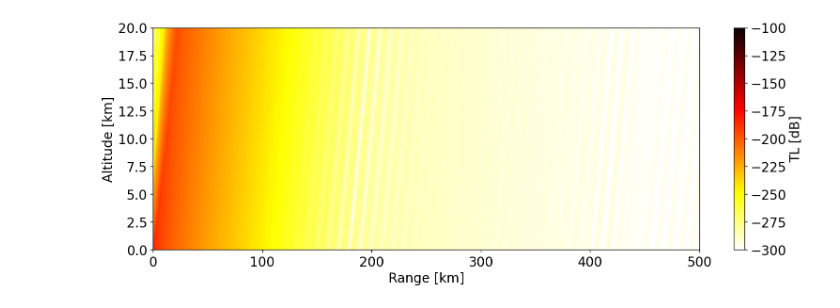
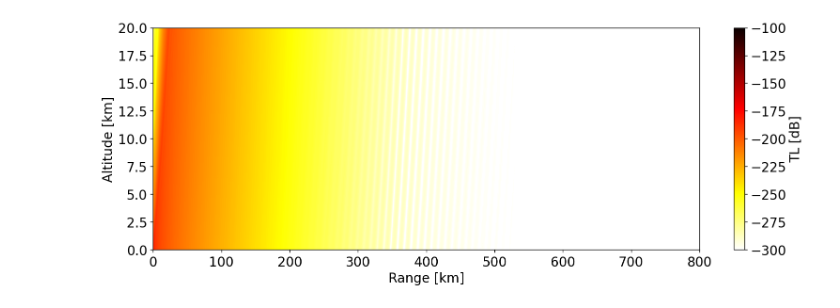
Before and after one commit to Gilaverbuch/SA_FFP, a Jupyter notebook: SA FFP notebook.ipynb, the cells around one changed output. Drawn from its saved outputs; the diff is of its cells as text; code cells hidden in the pictures.

```diff
--- a/SA FFP notebook.ipynb
+++ b/SA FFP notebook.ipynb
@@ -67,21 +67,21 @@ tl.close()
 # %%
 # getting the original colormap using cm.get_cmap() function
 orig_map=plt.cm.get_cmap('hot')
 
 # reversing the original colormap using reversed() function
 reversed_map = orig_map.reversed()
 
 plt.figure(figsize=(15,5))
 plt.pcolormesh(r, alt, TL,  cmap=reversed_map)
 plt.ylim([0,20])
-plt.xlim([0,500])
+plt.xlim([0,800])
 plt.xlabel('Range [km]')
 plt.ylabel('Altitude [km]')
 plt.colorbar(label='TL [dB]')
 plt.clim([-300,-100])
 plt.show()
 # %% [output]
-[figure, old version]
+[figure, new version]
 # %%
 a = np.complex64(5 + 1j*2)
 a.type
```
Also changed, not shown: parts of 5 cells of this notebook, 3 other files.
